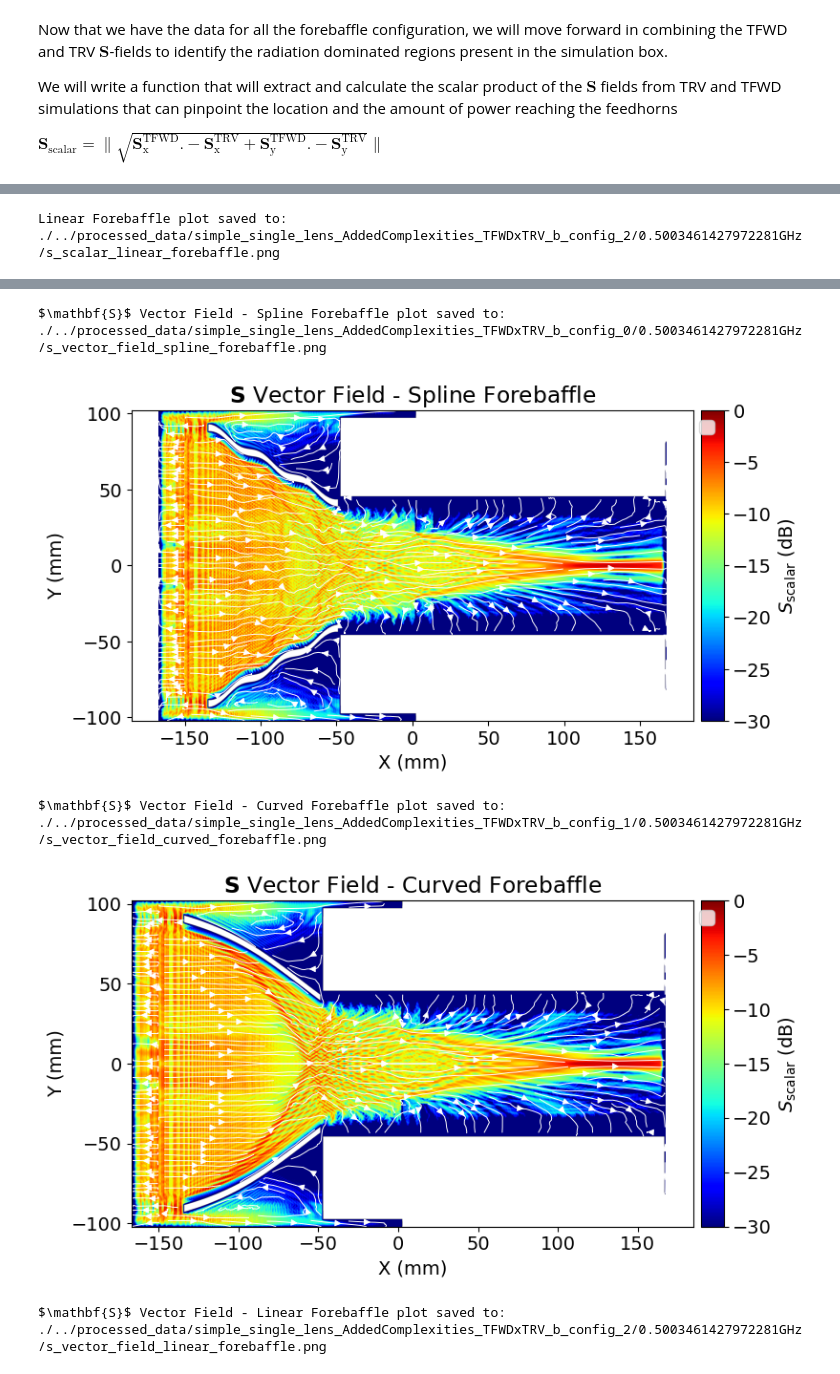
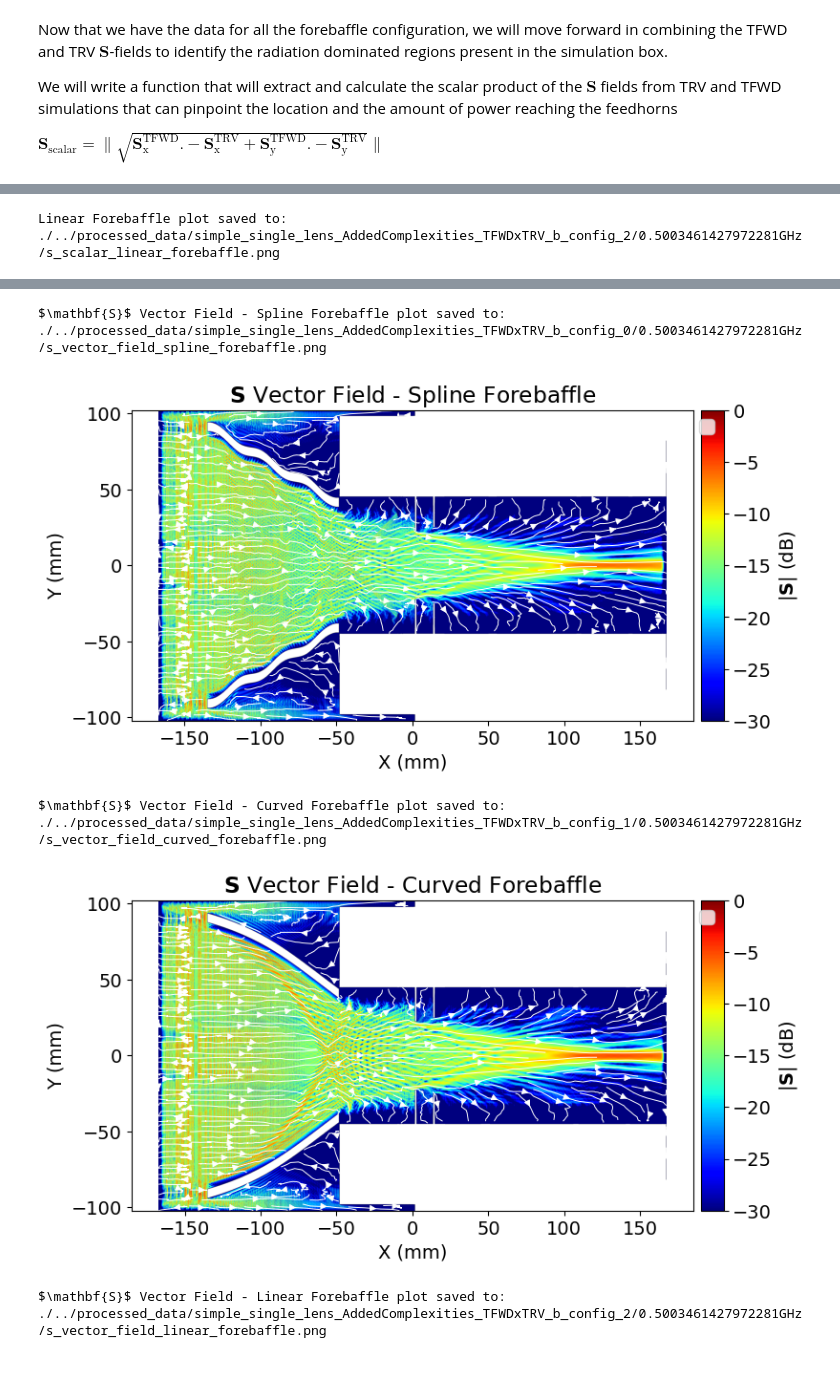
Before and after one commit to aa16oaslak/MeepSAT, a Jupyter notebook: examples/02_simple_single_lens_AddedComplexities_TFWDxTRV_b.ipynb, the cells around one changed output, grey strips where cells are left out. Cells and saved outputs as stored; diff of their text form; code cells hidden in the pictures.

```diff
--- a/examples/02_simple_single_lens_AddedComplexities_TFWDxTRV_b.ipynb
+++ b/examples/02_simple_single_lens_AddedComplexities_TFWDxTRV_b.ipynb
@@ -284,7 +284,7 @@ def plot_s_vector_field(simname, sx, sy, title, filename, x_coords, y_coords, fr
     fig, ax = plt.subplots(figsize=(8, 6))
 
     im = ax.imshow(
-        10 * np.log10(S_amplitude_smooth / np.max(S_amplitude_smooth)).T,
+        10 * np.log10(S_amplitude / np.max(S_amplitude)).T,
         extent=(x_coords[0], x_coords[-1], y_coords[0], y_coords[-1]),
         origin='lower',
         cmap=cmap,
@@ -296,16 +296,16 @@ def plot_s_vector_field(simname, sx, sy, title, filename, x_coords, y_coords, fr
     cax = divider.append_axes("right", size="4%", pad=0.08)
 
     cbar = fig.colorbar(im, cax=cax)
-    cbar.set_label(r'$S_{\mathrm{scalar}}$ (dB)')
+    cbar.set_label(r'$|\mathbf{S}|$ (dB)')
     ax.set_title(title)
     ax.set_xlabel('X (mm)')
     ax.set_ylabel('Y (mm)')
     ax.set_title(title)
 
     X, Y = np.meshgrid(x_coords, y_coords)
-    sx_smooth = gaussian_filter(np.real(sx), sigma=2.5)
-    sy_smooth = gaussian_filter(np.real(sy), sigma=2.5)
-    ax.streamplot(X, Y, sx_smooth.T, sy_smooth.T, color='white', density=2, linewidth=0.7,
+    # sx_smooth = gaussian_filter(np.real(sx), sigma=2.5)
+    # sy_smooth = gaussian_filter(np.real(sy), sigma=2.5)
+    ax.streamplot(X, Y, np.real(sx).T, np.real(sy).T, color='white', density=2, linewidth=0.7,
                   arrowsize=1, broken_streamlines= True)
 
 
@@ -402,33 +402,33 @@ plot_s_vector_field(simname = "simple_single_lens_AddedComplexities_TFWDxTRV_b_c
               title = r"$\mathbf{S}$ Vector Field - Curved Forebaffle",
               filename = "s_vector_field_curved_forebaffle.png",
               x_coords = curved_trv_results["xyzw"]["x_coords"],
               y_coords = curved_trv_results["xyzw"]["y_coords"],
               freq = freq,
               vmin=-30, vmax=0,
               cmap='jet', savepath = os.path.join('./../processed_data/'),
               show_plot = True, save_plot = True)
 
 # COnfig 2
 plot_s_vector_field(simname = "simple_single_lens_AddedComplexities_TFWDxTRV_b_config_2",
               sx = linear_tfwd_results["sx"],
               sy = linear_tfwd_results["sy"],
               title = r"$\mathbf{S}$ Vector Field - Linear Forebaffle",
               filename = "s_vector_field_linear_forebaffle.png",
               x_coords = linear_trv_results["xyzw"]["x_coords"],
               y_coords = linear_trv_results["xyzw"]["y_coords"],
               freq = freq,
               vmin=-30, vmax=0,
               cmap='jet', savepath = os.path.join('./../processed_data/'),
               show_plot = True, save_plot = True)
 # %% [output]
 Spline Forebaffle plot saved to: ./../processed_data/simple_single_lens_AddedComplexities_TFWDxTRV_b_config_0/0.5003461427972281GHz/s_scalar_spline_forebaffle.png
 [figure]
 Curved Forebaffle plot saved to: ./../processed_data/simple_single_lens_AddedComplexities_TFWDxTRV_b_config_1/0.5003461427972281GHz/s_scalar_curved_forebaffle.png
 [figure]
 Linear Forebaffle plot saved to: ./../processed_data/simple_single_lens_AddedComplexities_TFWDxTRV_b_config_2/0.5003461427972281GHz/s_scalar_linear_forebaffle.png
 [figure]
 $\mathbf{S}$ Vector Field - Spline Forebaffle plot saved to: ./../processed_data/simple_single_lens_AddedComplexities_TFWDxTRV_b_config_0/0.5003461427972281GHz/s_vector_field_spline_forebaffle.png
-[figure, old version]
+[figure, new version]
 $\mathbf{S}$ Vector Field - Curved Forebaffle plot saved to: ./../processed_data/simple_single_lens_AddedComplexities_TFWDxTRV_b_config_1/0.5003461427972281GHz/s_vector_field_curved_forebaffle.png
-[figure, old version]
+[figure, new version]
 $\mathbf{S}$ Vector Field - Linear Forebaffle plot saved to: ./../processed_data/simple_single_lens_AddedComplexities_TFWDxTRV_b_config_2/0.5003461427972281GHz/s_vector_field_linear_forebaffle.png
```
Also changed, not shown: parts of 1 cell of this notebook.
